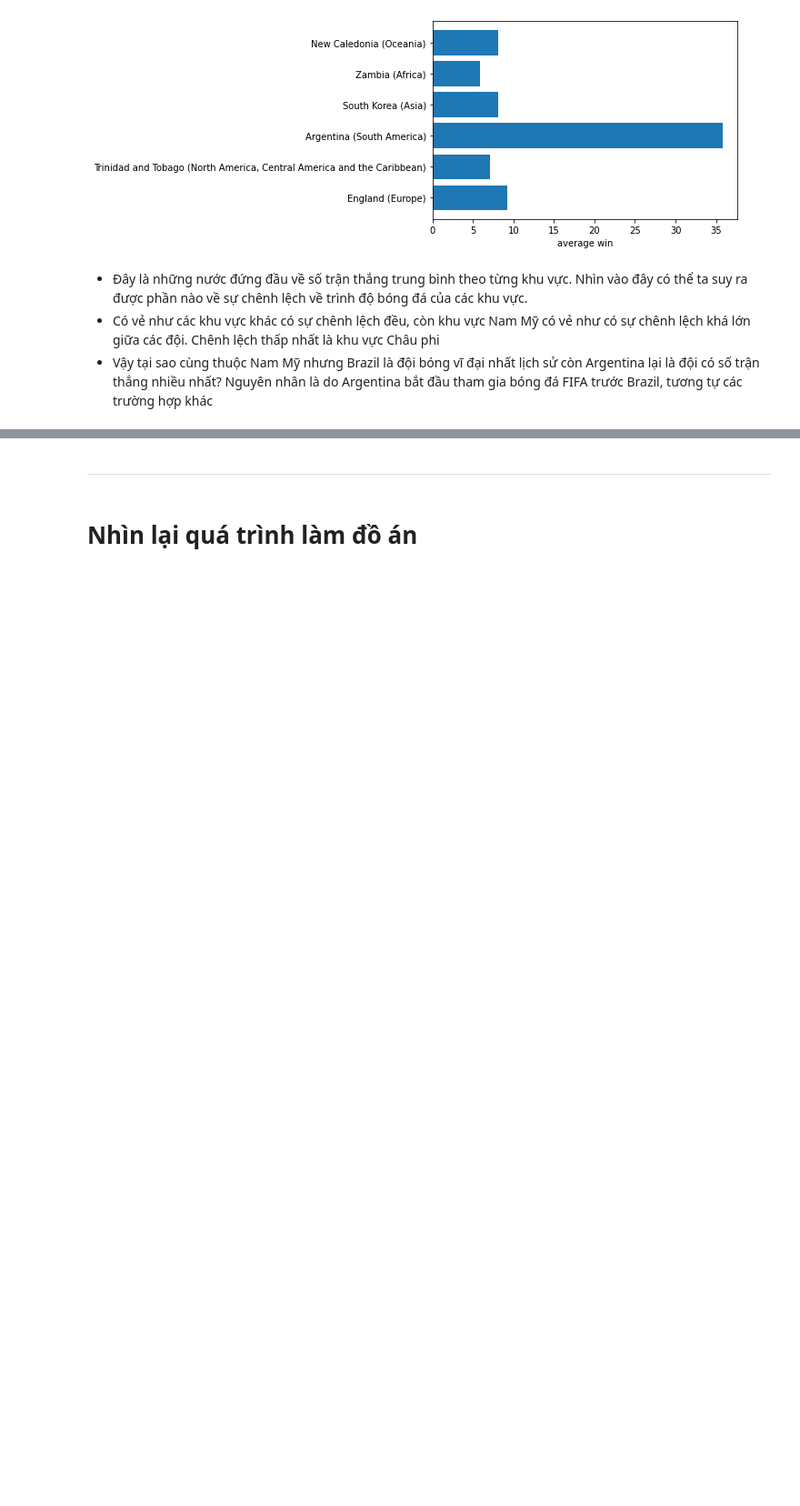
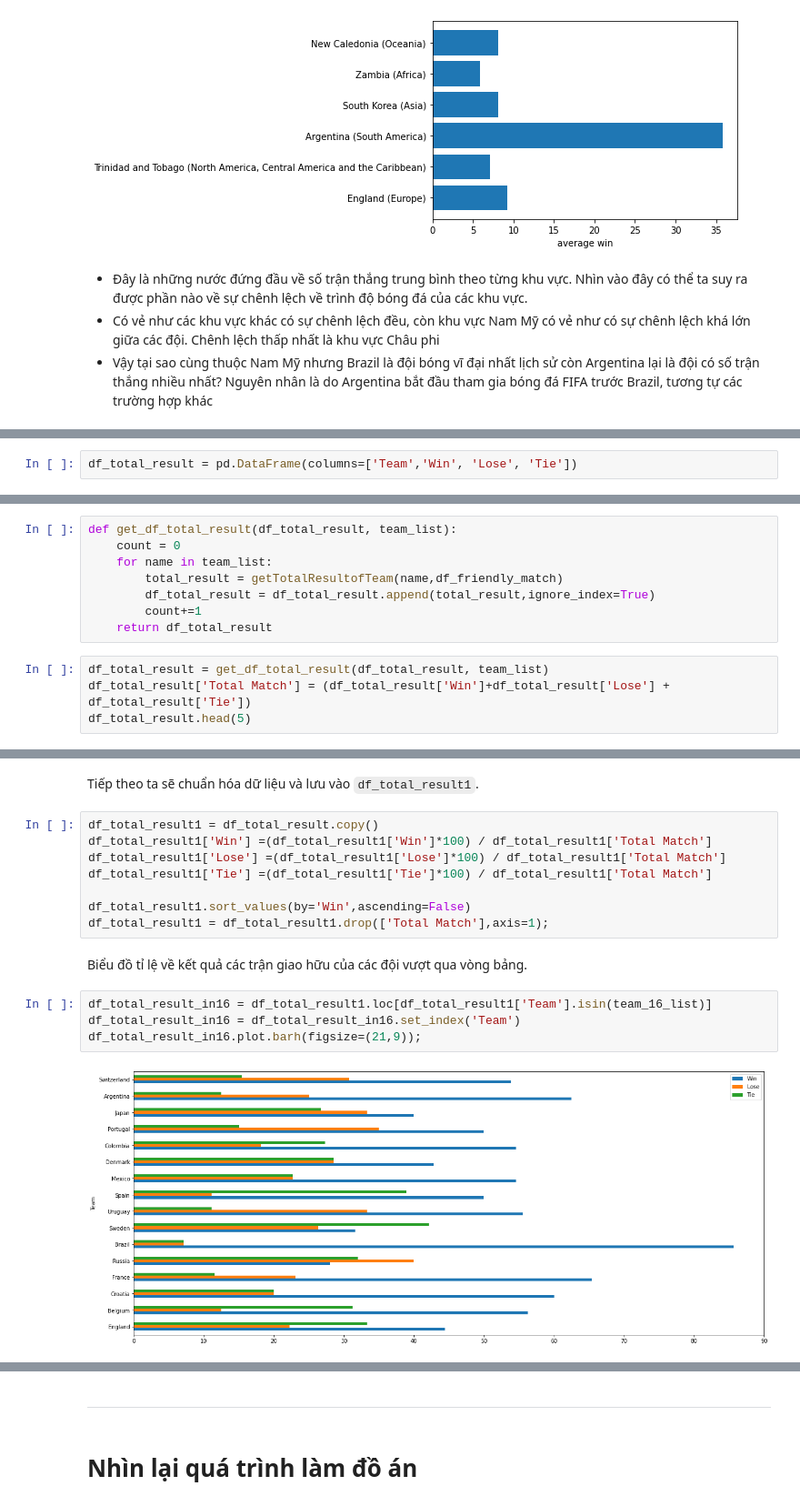
Before and after one commit to npqd/P4DS_FinalProject, a Jupyter notebook: demo.ipynb, the cells around one changed output, grey strips where cells are left out. Shown at 91% size. Drawn from its saved outputs; the diff is of its cells as text; blank space fills up the shorter version.

Commit message:
update chuẩn bị merge

```diff
--- a/demo.ipynb
+++ b/demo.ipynb
@@ -658,0 +752,2 @@ plt.xlabel('average win');
+# %%
+df_total_result = pd.DataFrame(columns=['Team','Win', 'Lose', 'Tie'])
@@ -658,0 +782,12 @@ plt.xlabel('average win');
+# %%
+def get_df_total_result(df_total_result, team_list):
+    count = 0
+    for name in team_list:
+        total_result = getTotalResultofTeam(name,df_friendly_match)
+        df_total_result = df_total_result.append(total_result,ignore_index=True)
+        count+=1
+    return df_total_result
+# %%
+df_total_result = get_df_total_result(df_total_result, team_list)
+df_total_result['Total Match'] = (df_total_result['Win']+df_total_result['Lose'] + df_total_result['Tie'])
+df_total_result.head(5)
@@ -658,0 +801,18 @@ plt.xlabel('average win');
+# %% [markdown]
+Tiếp theo ta sẽ chuẩn hóa dữ liệu và lưu vào `df_total_result1`.
+# %%
+df_total_result1 = df_total_result.copy()
+df_total_result1['Win'] =(df_total_result1['Win']*100) / df_total_result1['Total Match']
+df_total_result1['Lose'] =(df_total_result1['Lose']*100) / df_total_result1['Total Match']
+df_total_result1['Tie'] =(df_total_result1['Tie']*100) / df_total_result1['Total Match']
+
+df_total_result1.sort_values(by='Win',ascending=False)
+df_total_result1 = df_total_result1.drop(['Total Match'],axis=1);
+# %% [markdown]
+Biểu đồ tỉ lệ về kết quả các trận giao hữu của các đội vượt qua vòng bảng.
+# %%
+df_total_result_in16 = df_total_result1.loc[df_total_result1['Team'].isin(team_16_list)]
+df_total_result_in16 = df_total_result_in16.set_index('Team')
+df_total_result_in16.plot.barh(figsize=(21,9));
+# %% [output]
+[figure, added]
```
Also changed, not shown: parts of 69 cells of this notebook.
